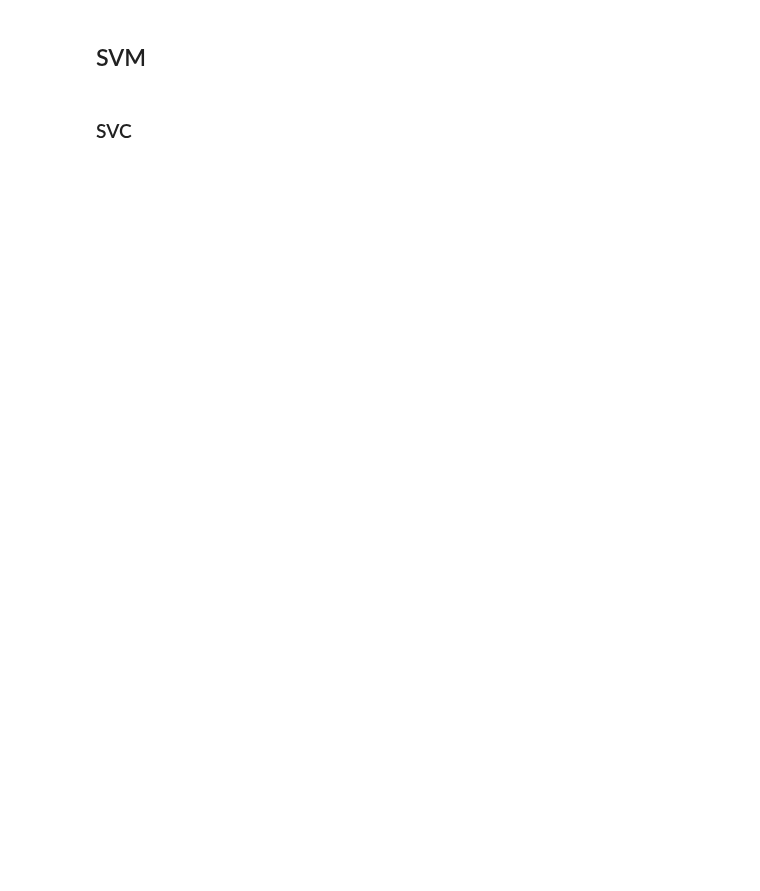
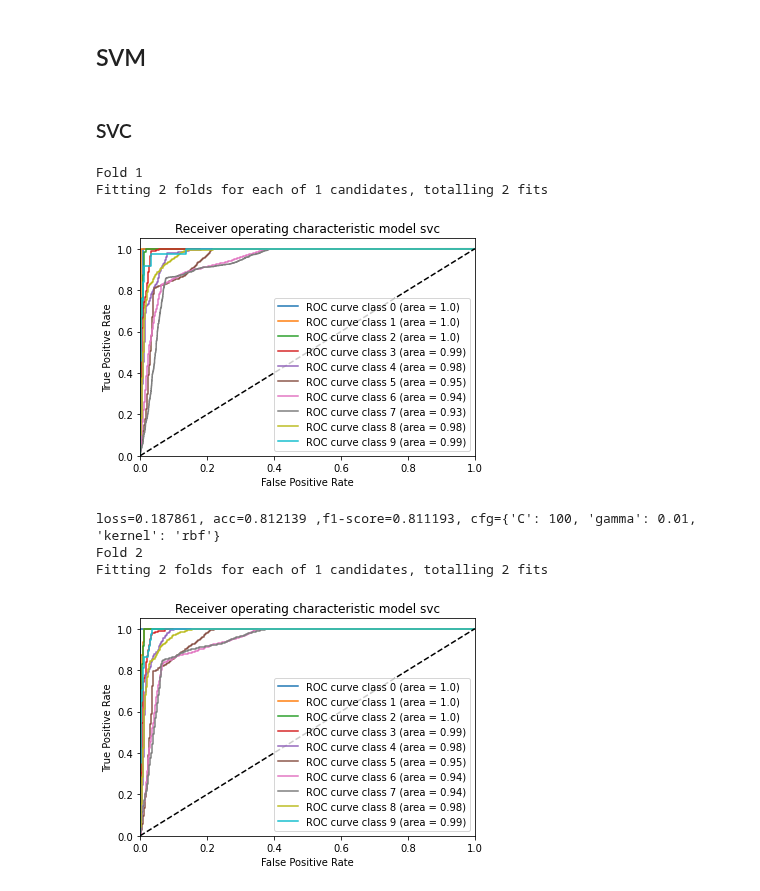
Before and after one commit to prushh/movie-lens-mlp, a Jupyter notebook: notebooks/2.0-sklearn-models.ipynb, the cells around one changed output. Cells and saved outputs as stored; diff of their text form; code cells hidden in the pictures; blank space fills up the shorter version.

```diff
--- a/notebooks/2.0-sklearn-models.ipynb
+++ b/notebooks/2.0-sklearn-models.ipynb
@@ -144,4 +154,12 @@ test(final, 'naive_bayes', 1)
 # %% [markdown]
 ### SVC
 # %%
-train(final, 'svm', 0, best_param_grid_model)
+train_test(final, 'svm', 0, best_param_grid_model)
+# %% [output]
+Fold 1
+Fitting 2 folds for each of 1 candidates, totalling 2 fits
+[figure, added]
+loss=0.187861, acc=0.812139 ,f1-score=0.811193, cfg={'C': 100, 'gamma': 0.01, 'kernel': 'rbf'}
+Fold 2
+Fitting 2 folds for each of 1 candidates, totalling 2 fits
+[figure, added]
```
Also changed, not shown: parts of 20 cells of this notebook.
